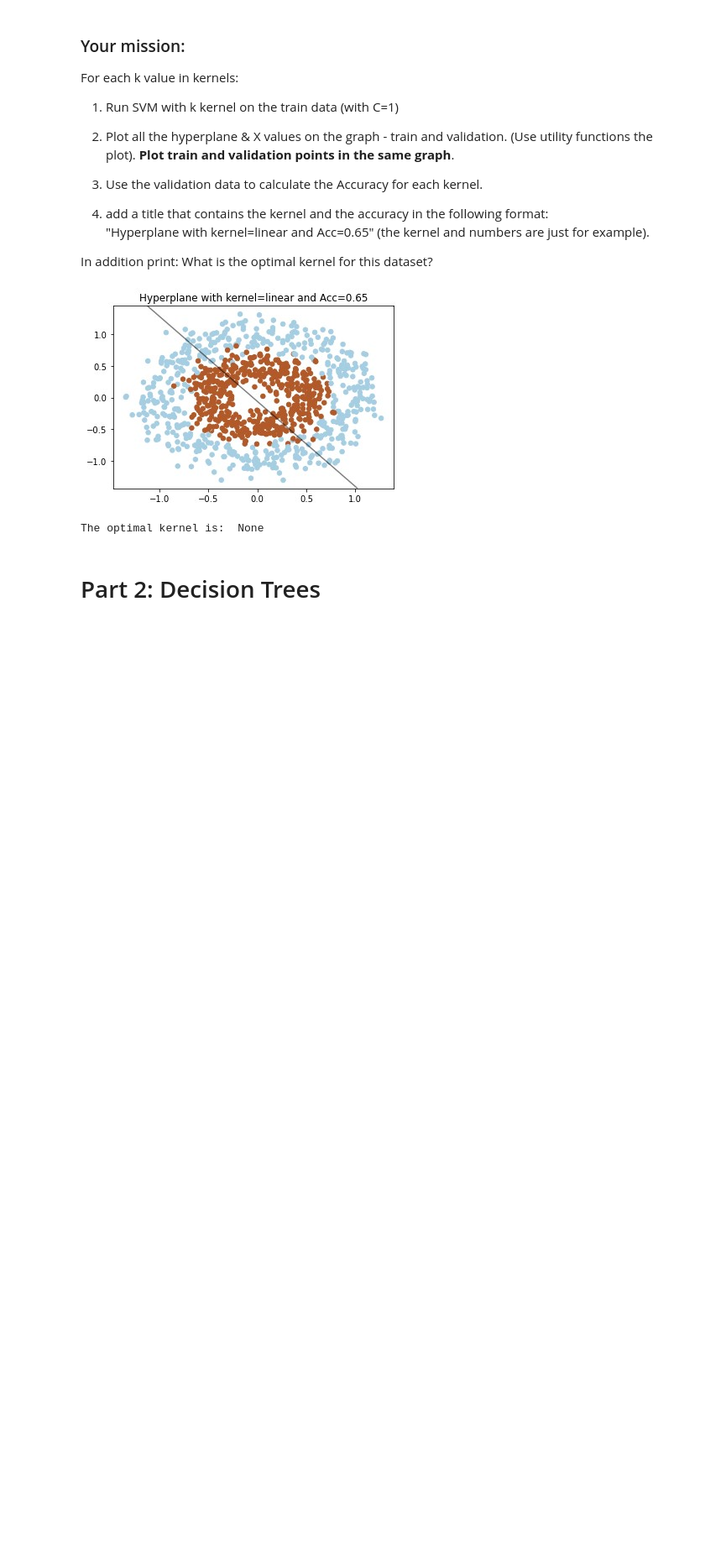
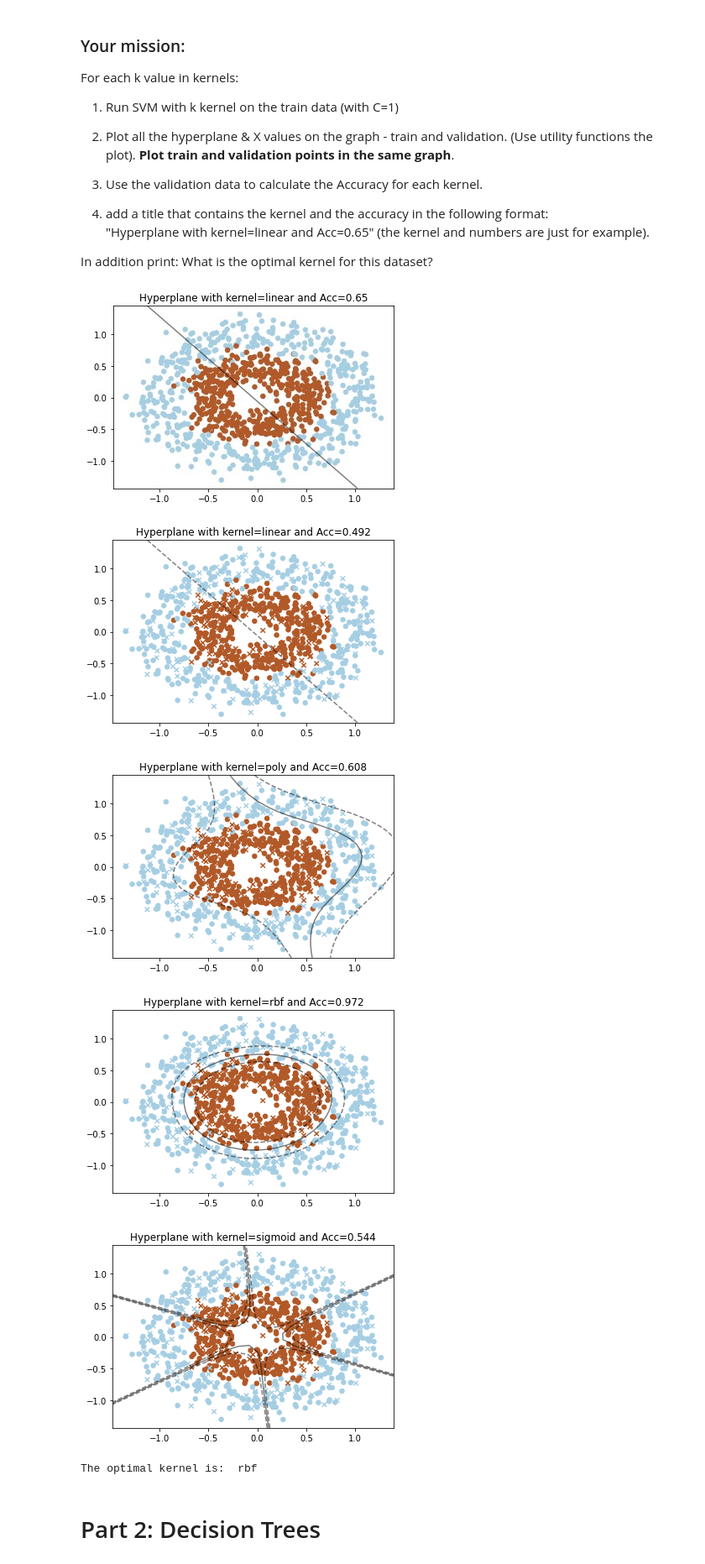
Before and after one commit to yoav-ro/TAU-HIGHTECH, a Jupyter notebook: Year 2/Machine learning/HW/HW4/HW4_322317348.ipynb, the cells around one changed output. Shown at 84% size. Saved outputs shown, nothing was run; the diff lists cells and outputs as text; code cells hidden in the pictures; blank space fills up the shorter version.

```diff
--- a/Year 2/Machine learning/HW/HW4/HW4_322317348.ipynb
+++ b/Year 2/Machine learning/HW/HW4/HW4_322317348.ipynb
@@ -160,13 +171,34 @@ Image(filename='example_for_part1c.jpg')
 [figure]
 # %%
 kernels = ['linear', 'poly', 'rbf', 'sigmoid']
-# %%
-#TODO: your code here
-chosen_k = None
-print("The optimal kernel is: ", chosen_k)
-# you may encounter a warning, you can ignore it
-# %% [output]
-The optimal kernel is:  None
+# %%
+best_acc_val=0
+best_acc_ker=""
+
+for k in kernels:
+    clf= svm.SVC(kernel=k, C=1)
+    clf.fit(X_train,y_train)
+    accurecy= clf.score(X_Validation,y_Validation)
+
+    if(accurecy > best_acc_val):
+        best_acc_val=accurecy
+        best_acc_ker=k
+
+    plt.scatter(X_train[:, 0], X_train[:, 1], c=y_train, s=30, cmap=plt.cm.Paired, marker="o", label="Train")
+    plt.scatter(X_Validation[:, 0], X_Validation[:, 1], c=y_Validation, s=30, cmap=plt.cm.Paired, marker="x", label="Validation")
+    plot_svm_decision_boundary(clf,True)
+    plt.title(f"Hyperplane with kernel={k} and Acc={accurecy}")
+    plt.show()
+
+chosen_k = best_acc_ker
+print("The optimal kernel is: ", chosen_k)
+# you may encounter a warning, you can ignore it
+# %% [output]
+[figure, added]
+[figure, added]
+[figure, added]
+[figure, added]
+The optimal kernel is:  rbf
 # %% [markdown]
 # Part 2: Decision Trees
 # %% [markdown]
```
Also changed, not shown: parts of 3 cells of this notebook.
